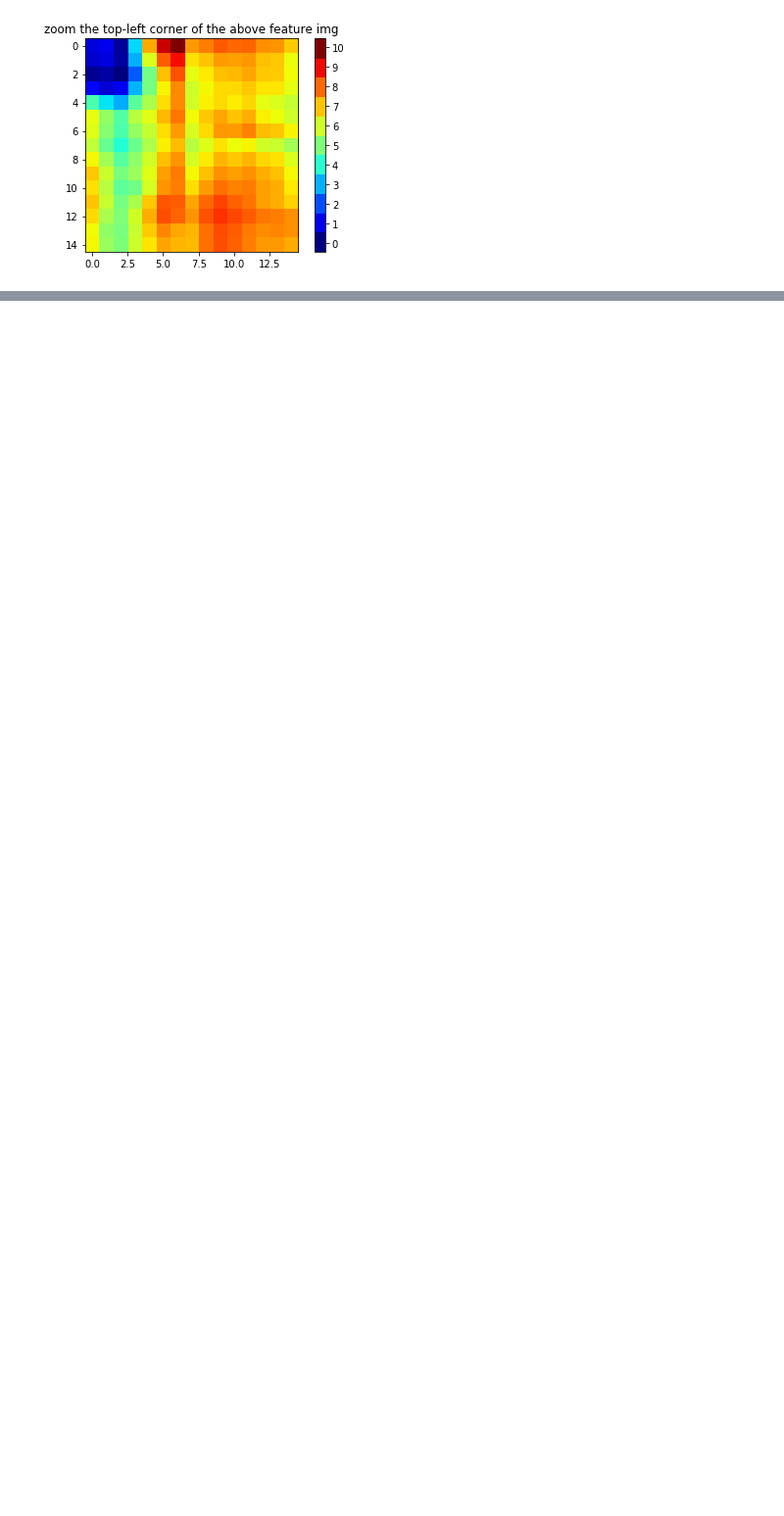
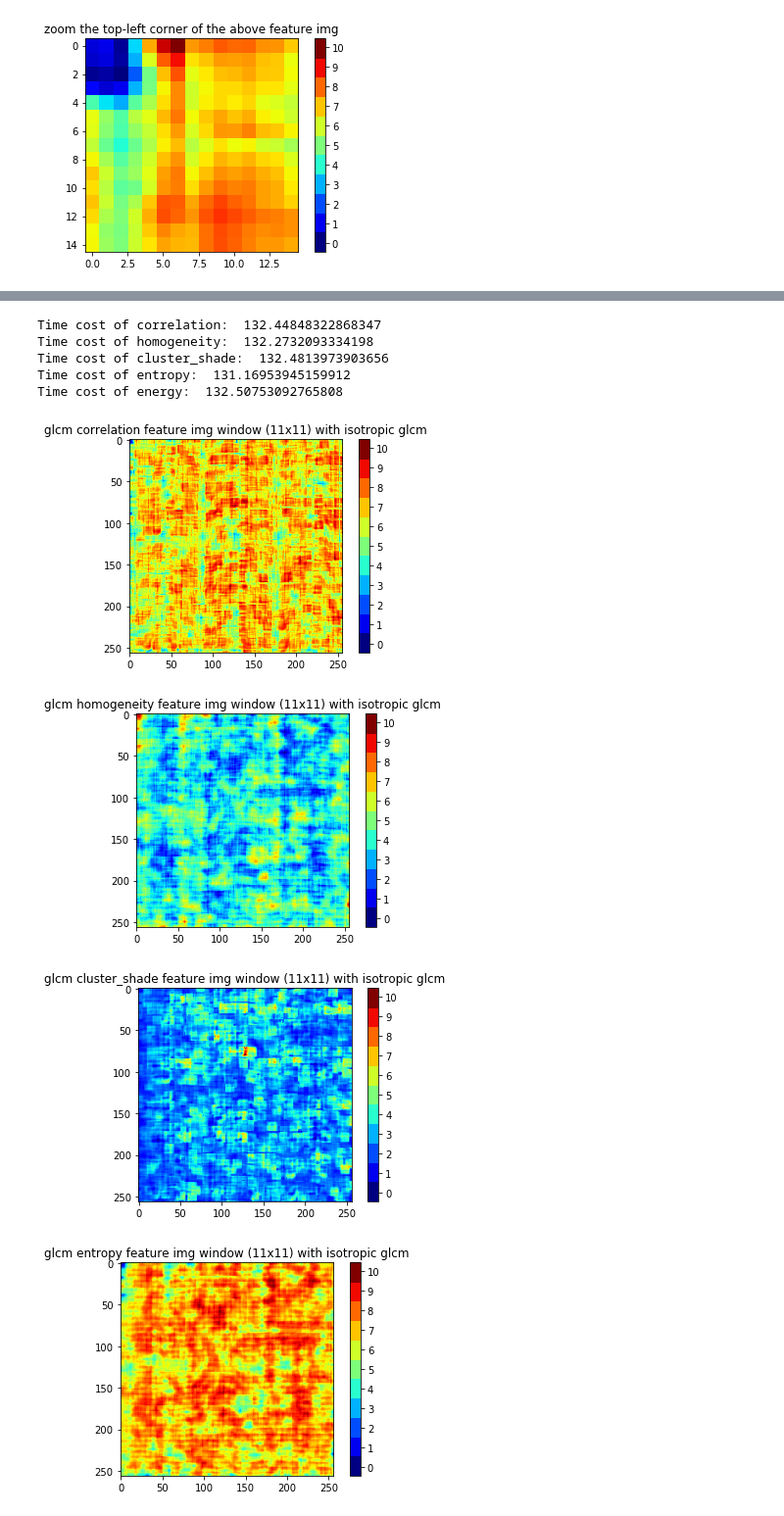
Before and after one commit to samleoqh/digital-img-ana, a Jupyter notebook: exercise/GLCM.ipynb, the cells around one changed output, grey strips where cells are left out. Shown at 98% size. Drawn from its saved outputs; the diff is of its cells as text; code cells hidden in the pictures; blank space fills up the shorter version.

```diff
--- a/exercise/GLCM.ipynb
+++ b/exercise/GLCM.ipynb
@@ -949,0 +1023,59 @@ plt.show()
+# %%
+start_time = time.time()
+f_img1 = construct_feature_img(req_img, win_order=5, feature='correlation', glcm_type='isotropic',fill_type='mirror',norm=True, symm=True)
+end_time = time.time()
+print('Time cost of correlation: ', end_time - start_time)
+start_time = time.time()
+f_img2 = construct_feature_img(req_img, win_order=5, feature='homogeneity', glcm_type='isotropic',fill_type='mirror',norm=True, symm=True)
+end_time = time.time()
+print('Time cost of homogeneity: ', end_time - start_time)
+start_time = time.time()
+f_img3 = construct_feature_img(req_img, win_order=5, feature='cluster_shade', glcm_type='isotropic',fill_type='mirror',norm=True, symm=True)
+end_time = time.time()
+print('Time cost of cluster_shade: ', end_time - start_time)
+start_time = time.time()
+f_img4 = construct_feature_img(req_img, win_order=5, feature='entropy', glcm_type='isotropic',fill_type='mirror',norm=True, symm=True)
+end_time = time.time()
+print('Time cost of entropy: ', end_time - start_time)
+start_time = time.time()
+f_img5 = construct_feature_img(req_img, win_order=5, feature='energy', glcm_type='isotropic',fill_type='mirror',norm=True, symm=True)
+end_time = time.time()
+print('Time cost of energy: ', end_time - start_time)
+# %% [output]
+Time cost of correlation:  132.44848322868347
+Time cost of homogeneity:  132.2732093334198
+Time cost of cluster_shade:  132.4813973903656
+Time cost of entropy:  131.16953945159912
+Time cost of energy:  132.50753092765808
+# %%
+fig, ax = plt.subplots()
+cax = ax.imshow(f_img1, interpolation='nearest', cmap=cmap)
+ax.set_title('glcm correlation feature img window (11x11) with isotropic glcm')
+colorbar_index(ncolors=11, cmap=cmap)
+
+fig, ax = plt.subplots()
+cax = ax.imshow(f_img2, interpolation='nearest', cmap=cmap)
+ax.set_title('glcm homogeneity feature img window (11x11) with isotropic glcm')
+colorbar_index(ncolors=11, cmap=cmap)
+
+fig, ax = plt.subplots()
+cax = ax.imshow(f_img3, interpolation='nearest', cmap=cmap)
+ax.set_title('glcm cluster_shade feature img window (11x11) with isotropic glcm')
+colorbar_index(ncolors=11, cmap=cmap)
+
+fig, ax = plt.subplots()
+cax = ax.imshow(f_img4, interpolation='nearest', cmap=cmap)
+ax.set_title('glcm entropy feature img window (11x11) with isotropic glcm')
+colorbar_index(ncolors=11, cmap=cmap)
+
+fig, ax = plt.subplots()
+cax = ax.imshow(f_img5, interpolation='nearest', cmap=cmap)
+ax.set_title('glcm energy feature img window (11x11) with isotropic glcm')
+colorbar_index(ncolors=11, cmap=cmap)
+
+plt.show()
+# %% [output]
+[figure, added]
+[figure, added]
+[figure, added]
+[figure, added]
```
Also changed, not shown: parts of 20 cells of this notebook.
